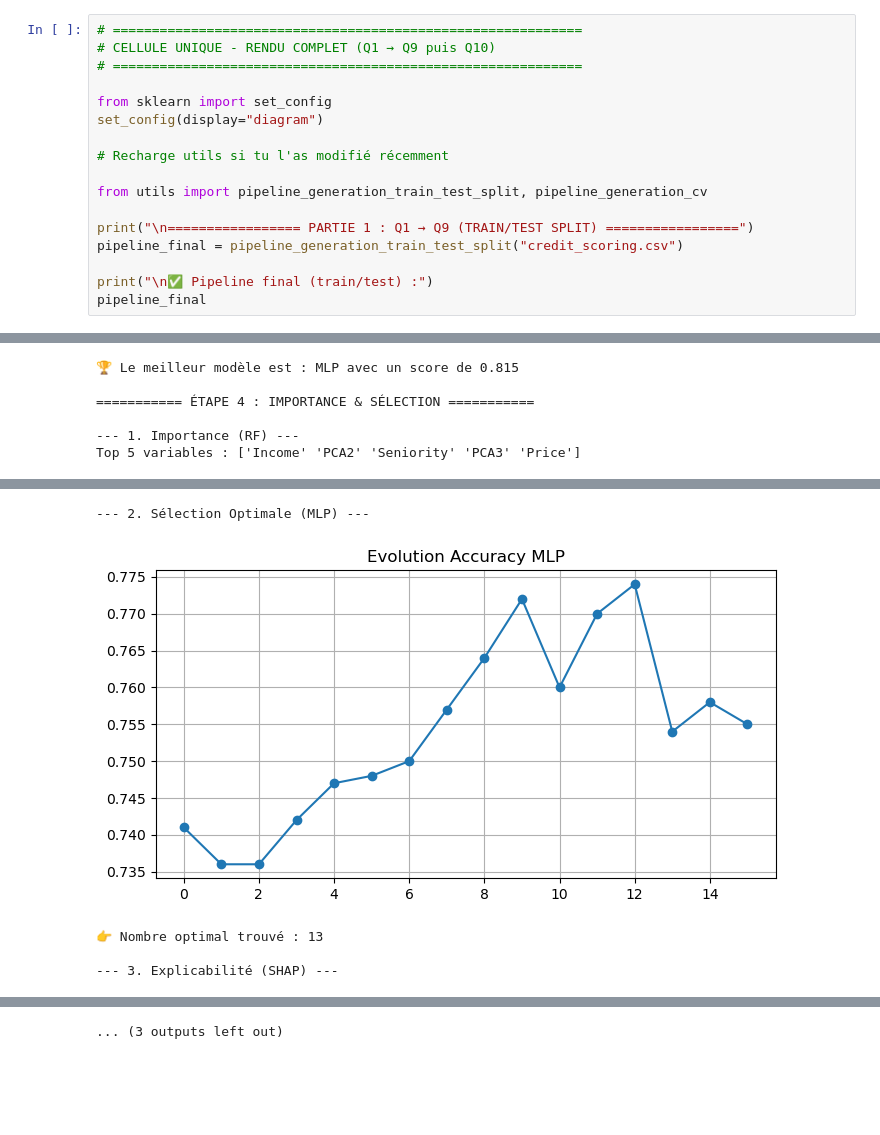
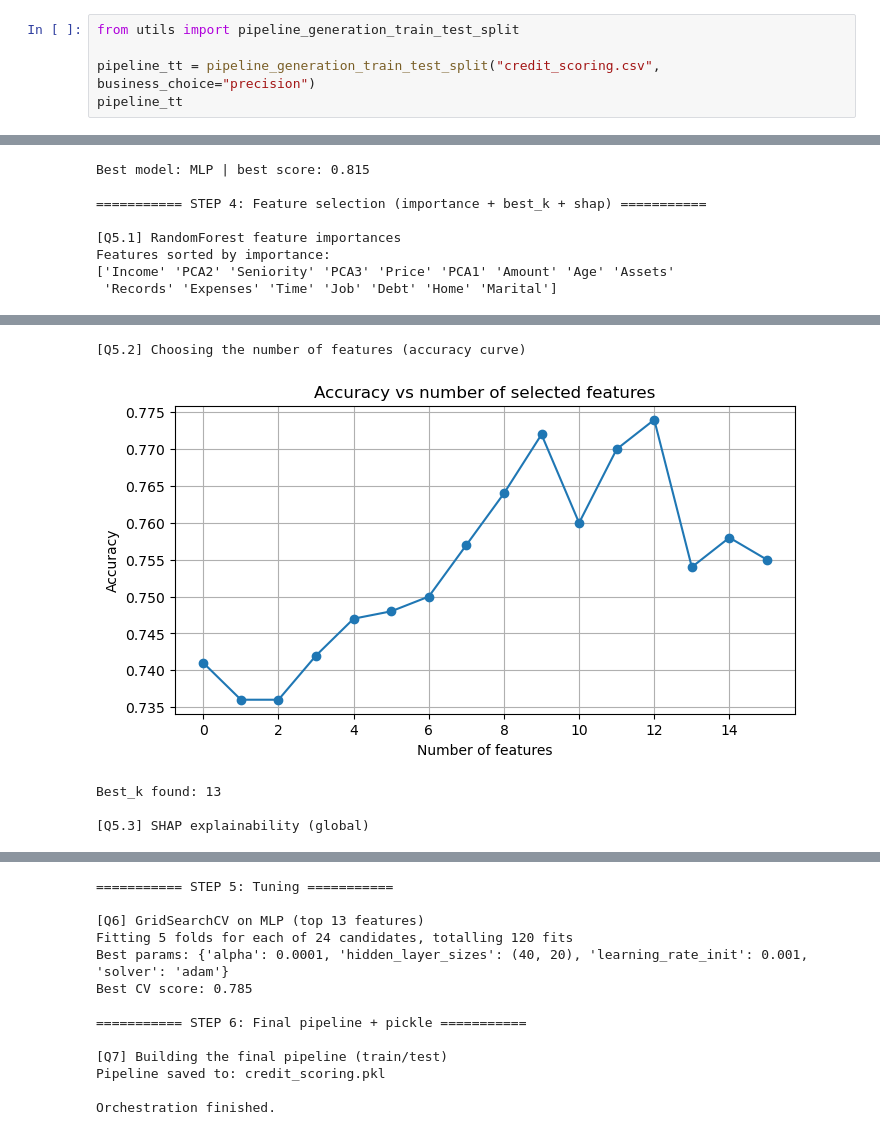
Before and after one commit to Mahmoud-dahir/financial-risk-prediction, a Jupyter notebook: TP_ML/tp1.ipynb, the cells around one changed output, grey strips where cells are left out. Saved outputs shown, nothing was run; the diff lists cells and outputs as text; blank space fills up the shorter version.

```diff
--- a/TP_ML/tp1.ipynb
+++ b/TP_ML/tp1.ipynb
@@ -35,18 +118,6 @@ La cellule suivante lance toute l’orchestration **Q1 → Q9** : comparaison br
 # %%
-# ============================================================
-# CELLULE UNIQUE - RENDU COMPLET (Q1 → Q9 puis Q10)
-# ============================================================
+from utils import pipeline_generation_train_test_split
 
-from sklearn import set_config
-set_config(display="diagram")
-
-# Recharge utils si tu l'as modifié récemment
-
-from utils import pipeline_generation_train_test_split, pipeline_generation_cv
-
-print("\n================= PARTIE 1 : Q1 → Q9 (TRAIN/TEST SPLIT) =================")
-pipeline_final = pipeline_generation_train_test_split("credit_scoring.csv")
-
-print("\n✅ Pipeline final (train/test) :")
-pipeline_final
+pipeline_tt = pipeline_generation_train_test_split("credit_scoring.csv", business_choice="precision")
+pipeline_tt
 # %% [output]
@@ -107,6 +178,8 @@ AUC      : 0.821
-🏆 Le meilleur modèle est : MLP avec un score de 0.815
+Best model: MLP | best score: 0.815
 
-=========== ÉTAPE 4 : IMPORTANCE & SÉLECTION ===========
+=========== STEP 4: Feature selection (importance + best_k + shap) ===========
 
---- 1. Importance (RF) ---
-Top 5 variables : ['Income' 'PCA2' 'Seniority' 'PCA3' 'Price']
+[Q5.1] RandomForest feature importances
+Features sorted by importance:
+['Income' 'PCA2' 'Seniority' 'PCA3' 'Price' 'PCA1' 'Amount' 'Age' 'Assets'
+ 'Records' 'Expenses' 'Time' 'Job' 'Debt' 'Home' 'Marital']
@@ -114,5 +187,5 @@ Top 5 variables : ['Income' 'PCA2' 'Seniority' 'PCA3' 'Price']
---- 2. Sélection Optimale (MLP) ---
+[Q5.2] Choosing the number of features (accuracy curve)
-[figure, old version]
+[figure, new version]
-👉 Nombre optimal trouvé : 13
+Best_k found: 13
 
---- 3. Explicabilité (SHAP) ---
+[Q5.3] SHAP explainability (global)
@@ -120 +193,13 @@ Top 5 variables : ['Income' 'PCA2' 'Seniority' 'PCA3' 'Price']
-... (3 outputs left out)
+=========== STEP 5: Tuning ===========
+
+[Q6] GridSearchCV on MLP (top 13 features)
+Fitting 5 folds for each of 24 candidates, totalling 120 fits
+Best params: {'alpha': 0.0001, 'hidden_layer_sizes': (40, 20), 'learning_rate_init': 0.001, 'solver': 'adam'}
+Best CV score: 0.785
+
+=========== STEP 6: Final pipeline + pickle ===========
+
+[Q7] Building the final pipeline (train/test)
+Pipeline saved to: credit_scoring.pkl
+
+Orchestration finished.
```
Also changed, not shown: parts of 22 cells of this notebook, 4 other files.
